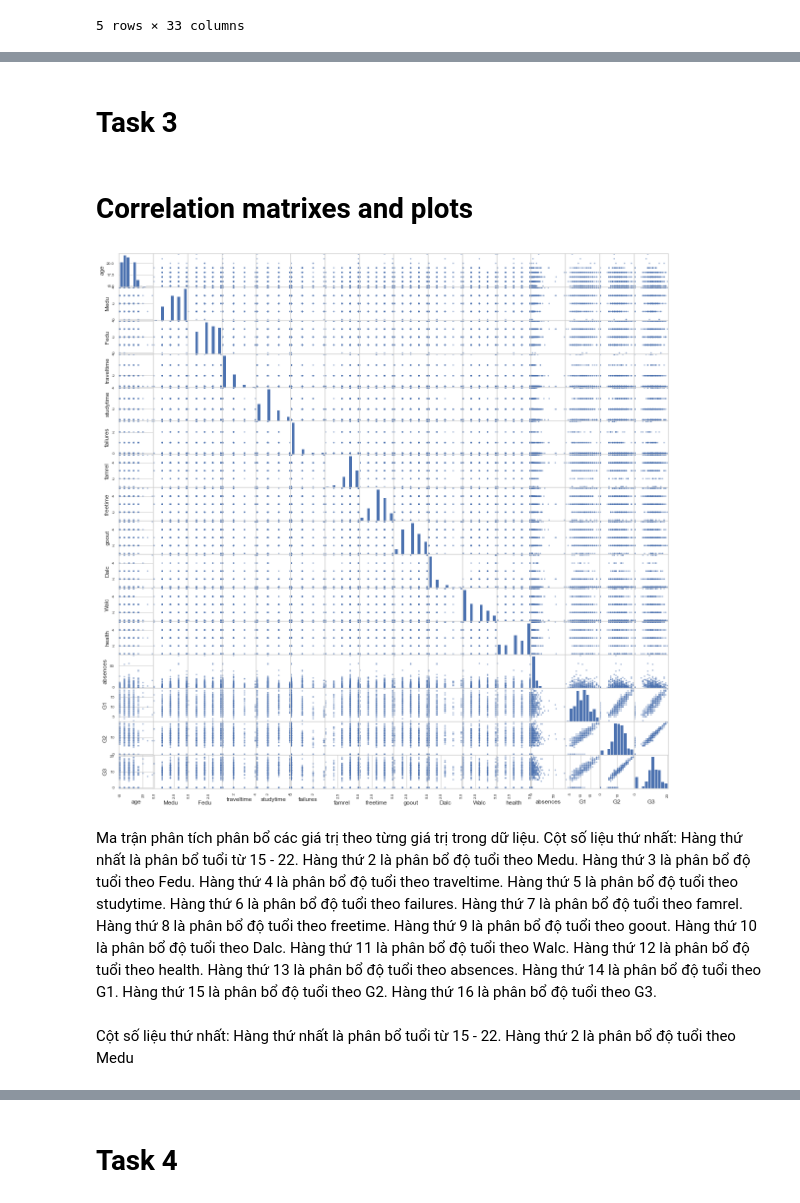
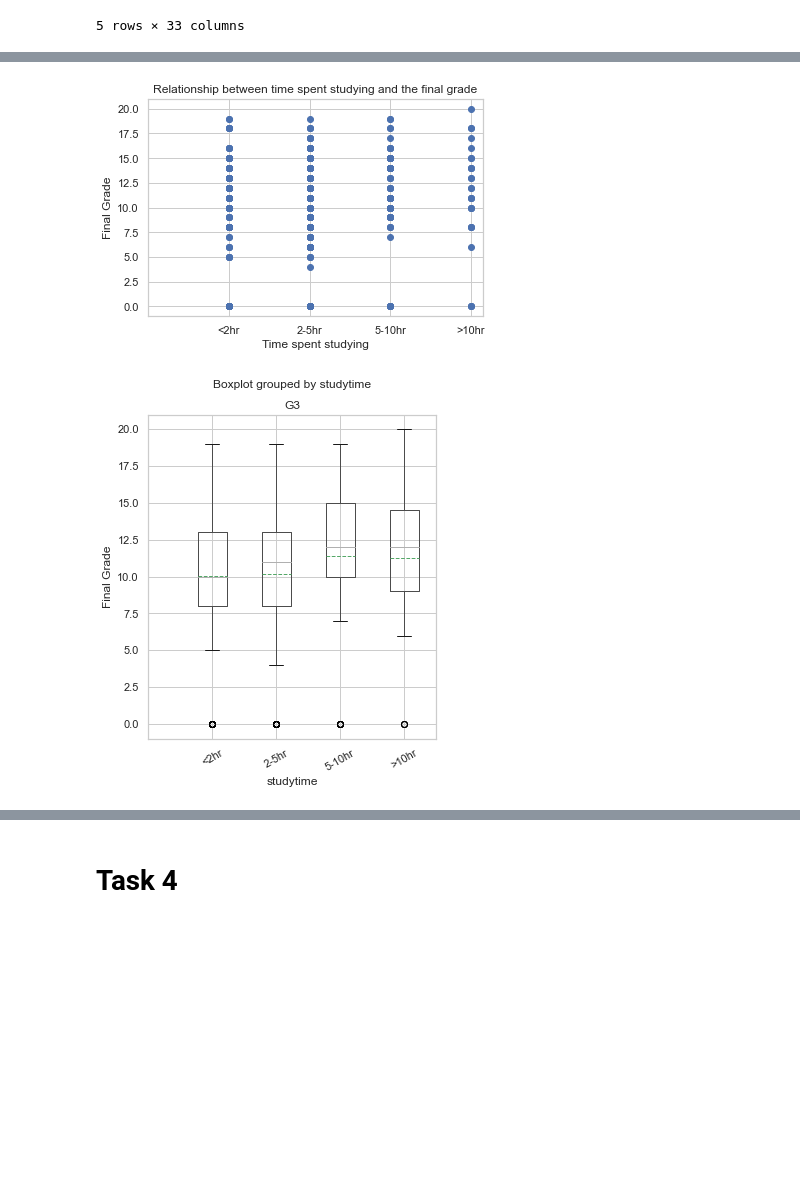
Before and after one commit to minhduckan123/bai2, a Jupyter notebook: Comp-615-Assignment_edit2.ipynb, the cells around one changed output, grey strips where cells are left out. Saved outputs shown, nothing was run; the diff lists cells and outputs as text; code cells hidden in the pictures; blank space fills up the shorter version.

```diff
--- a/Comp-615-Assignment_edit2.ipynb
+++ b/Comp-615-Assignment_edit2.ipynb
@@ -160,32 +150,20 @@ Final grade increases with increase in first grade. The plot indicates positive
-# %% [markdown]
-# Task 3
-# %% [markdown]
-# Correlation matrixes and plots
-# %%
-pd.plotting.scatter_matrix(Student_mat,figsize=[20,20])
-plt.show()
-# %% [output]
-[figure, removed]
-# %% [markdown]
-Ma trận phân tích phân bổ các giá trị theo từng giá trị trong dữ liệu.
-Cột số liệu thứ nhất:
-Hàng thứ nhất là phân bổ tuổi từ 15 - 22.
-Hàng thứ 2 là phân bổ độ tuổi theo Medu.
-Hàng thứ 3 là phân bổ độ tuổi theo Fedu.
-Hàng thứ 4 là phân bổ độ tuổi theo traveltime.
-Hàng thứ 5 là phân bổ độ tuổi theo studytime.
-Hàng thứ 6 là phân bổ độ tuổi theo failures.
-Hàng thứ 7 là phân bổ độ tuổi theo famrel.
-Hàng thứ 8 là phân bổ độ tuổi theo freetime.
-Hàng thứ 9 là phân bổ độ tuổi theo goout.
-Hàng thứ 10 là phân bổ độ tuổi theo Dalc.
-Hàng thứ 11 là phân bổ độ tuổi theo Walc.
-Hàng thứ 12 là phân bổ độ tuổi theo health.
-Hàng thứ 13 là phân bổ độ tuổi theo absences.
-Hàng thứ 14 là phân bổ độ tuổi theo G1.
-Hàng thứ 15 là phân bổ độ tuổi theo G2.
-Hàng thứ 16 là phân bổ độ tuổi theo G3.
-# %% [markdown]
-Cột số liệu thứ nhất:
-Hàng thứ nhất là phân bổ tuổi từ 15 - 22.
-Hàng thứ 2 là phân bổ độ tuổi theo Medu
+# %%
+# Mathematics Dataset
+
+# scatter plot of study time vs final grade
+plt.scatter(Student_mat.studytime, Student_mat.G3)
+plt.xticks(np.arange(5), ('', '<2hr', '2-5hr', '5-10hr','>10hr'))
+plt.title("Relationship between time spent studying and the final grade")
+plt.xlabel("Time spent studying")
+plt.ylabel("Final Grade")
+plt.show()
+
+# box plot of study time vs final grade
+Student_mat.boxplot('G3','studytime',rot = 30,figsize=(5,6),meanline=True,showmeans=True)
+plt.xticks(np.arange(5), ('', '<2hr', '2-5hr', '5-10hr','>10hr'))
+plt.xlabel("studytime")
+plt.ylabel('Final Grade')
+plt.show()
+# %% [output]
+[figure, added]
+[figure, added]
```
Also changed, not shown: parts of 84 cells of this notebook.
